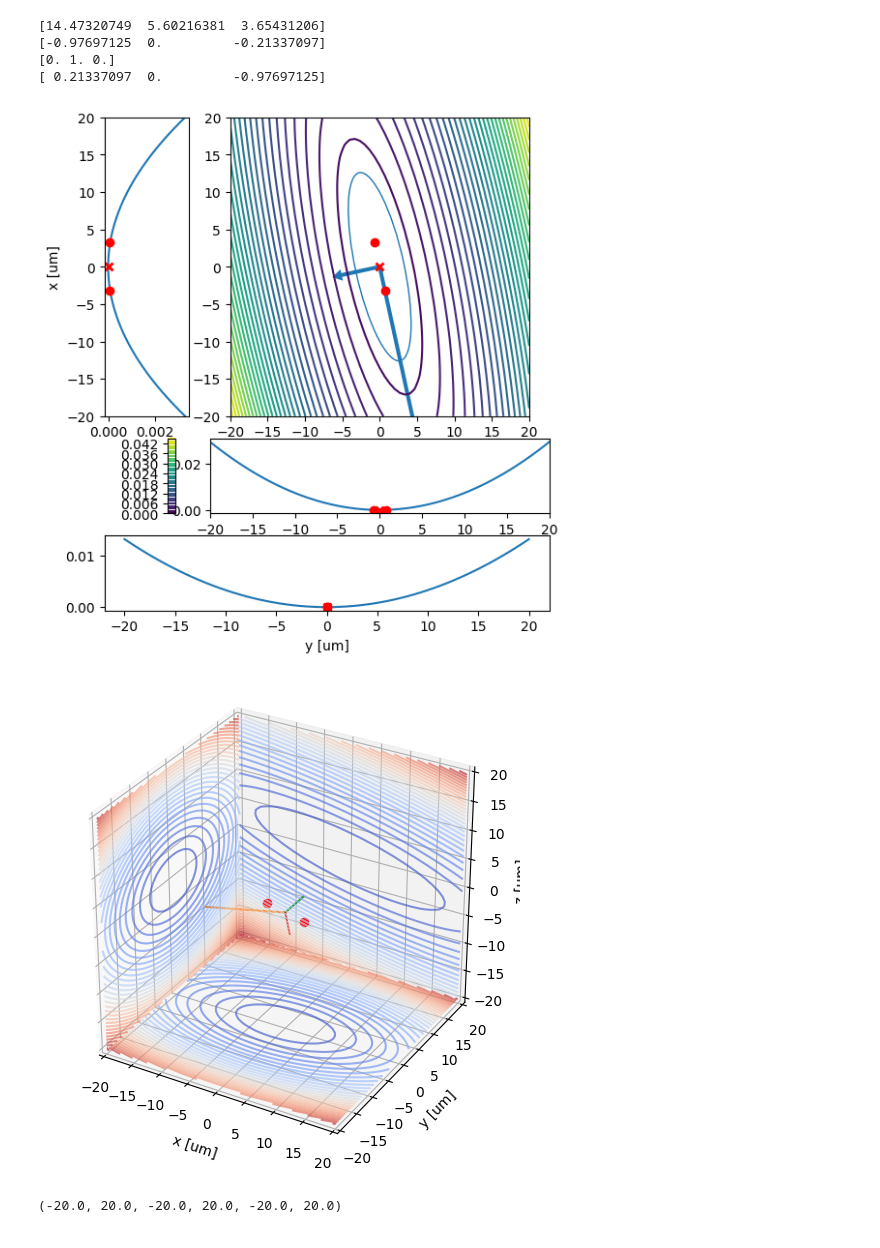
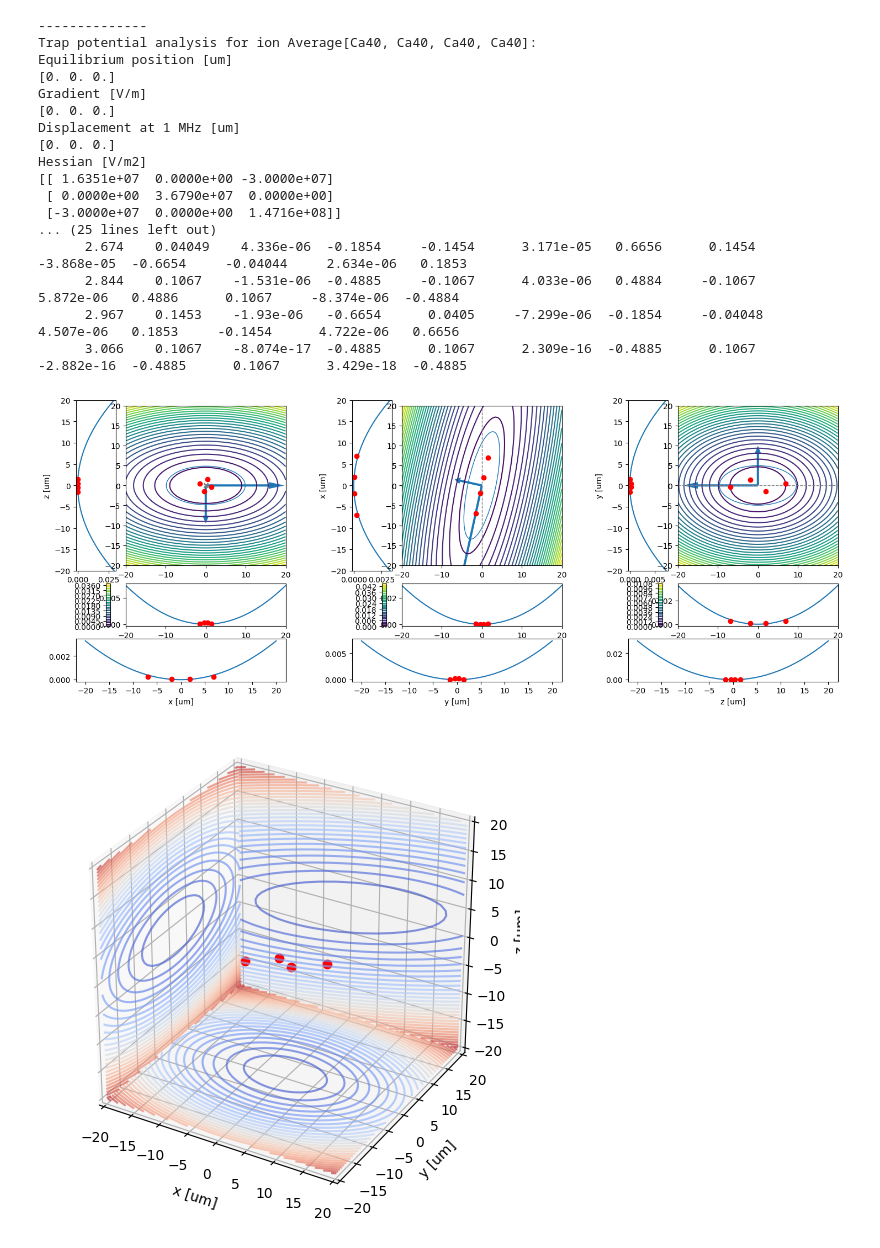
Before and after one commit to tiqi-group/pytrans-examples, a Jupyter notebook: examples/plotting3d.ipynb, the cells around one changed output. Saved outputs shown, nothing was run; the diff lists cells and outputs as text; code cells hidden in the pictures.

Commit message:
Up plotting
Former-commit-id: 0becfa264c239460cc27672cd109af7a8428b4b9

```diff
--- a/examples/plotting3d.ipynb
+++ b/examples/plotting3d.ipynb
@@ -17,0 +20,16 @@ from models.surface_trap import SurfaceTrap
+# %%
+trap = SurfaceTrap()
+voltages = np.load('transport\waveform.npy')[0]
+
+r0 = [trap.x_ele(2), 0, trap.z0]
+roi = (60e-6, 30e-6, 40e-6)
+res = analyse_potential(trap, voltages, ions=[Ca40] * 2, r0=r0, verbose=False, roi=roi, plot=False)
+# res
+_plot_kw = dict(voltages=voltages, ion=Ca40, r0=r0, roi=roi, pseudo=True, analyse_results=res)
+
+fig, axes = pp.plot_potential_make_layout(n=3)
+for j, x in enumerate('xyz'):
+    pp.plot_potential(trap, trap_axis=x, axes=axes[j], **_plot_kw)
+
+fig, ax = pp.plot3d_potential(trap, **_plot_kw)
+res
@@ -18,24 +58,35 @@ from models.surface_trap import SurfaceTrap
 # %%
-htrap = HarmonicTrap(fx=1e6, fy=2e6, fz=3e6, ion=Ca40, stray_field=[0, 0, 0])
-# htrap._H_dc[1, 2] = htrap._H_dc[2, 1] = -3e7
-htrap._H_dc[0, 2] = htrap._H_dc[2, 0] = 3e7
+htrap = HarmonicTrap(fx=1e6, fy=1.5e6, fz=3e6, ion=Ca40, stray_field=[0, 0, 0], tilt_xz=-3e7)
 
 r0 = (0, 0, 0)
 roi = (20e-6, 20e-6, 20e-6)
-res = analyse_potential(htrap, None, ions=[Ca40]*2, r0=r0, verbose=False, roi=roi, trap_axis='y')
+res = analyse_potential(htrap, None, ions=[Ca40] * 4, r0=r0, verbose=False, roi=roi, plot=False)
 # res
+_plot_kw = dict(voltages=None, ion=Ca40, r0=r0, roi=roi, pseudo=True, analyse_results=res)
 
-fig, ax = pp.plot3d_contours(htrap, voltages=None, ion=Ca40, r0=r0, roi=roi, pseudo=True)
-pp.plot_ion_positions(ax, res)
-pp._plot3d_mode_vectors(ax, res)
+fig, axes = pp.plot_potential_make_layout(n=3)
+for j, x in enumerate('xyz'):
+    pp.plot_potential(htrap, trap_axis=x, axes=axes[j], **_plot_kw)
+
+fig, ax = pp.plot3d_potential(htrap, **_plot_kw)
+res
 # %% [output]
-[14.47320749  5.60216381  3.65431206]
-[-0.97697125  0.         -0.21337097]
-[0. 1. 0.]
-[ 0.21337097  0.         -0.97697125]
+--------------
+Trap potential analysis for ion Average[Ca40, Ca40, Ca40, Ca40]:
+Equilibrium position [um]
+[0. 0. 0.]
+Gradient [V/m]
+[0. 0. 0.]
+Displacement at 1 MHz [um]
+[0. 0. 0.]
+Hessian [V/m2]
+[[ 1.6351e+07  0.0000e+00 -3.0000e+07]
+ [ 0.0000e+00  3.6790e+07  0.0000e+00]
+ [-3.0000e+07  0.0000e+00  1.4716e+08]]
+... (25 lines left out)
+      2.674    0.04049    4.336e-06  -0.1854     -0.1454      3.171e-05   0.6656      0.1454     -3.868e-05  -0.6654     -0.04044     2.634e-06   0.1853
+      2.844    0.1067    -1.531e-06  -0.4885     -0.1067      4.033e-06   0.4884     -0.1067      5.872e-06   0.4886      0.1067     -8.374e-06  -0.4884
+      2.967    0.1453    -1.93e-06   -0.6654      0.0405     -7.299e-06  -0.1854     -0.04048     4.507e-06   0.1853     -0.1454      4.722e-06   0.6656
+      3.066    0.1067    -8.074e-17  -0.4885      0.1067      2.309e-16  -0.4885      0.1067     -2.882e-16  -0.4885      0.1067      3.429e-18  -0.4885
-[figure, old version]
+[figure, new version]
-[figure, old version]
+[figure, new version]
-# %%
-ax.get_w_lims()
-# %% [output]
-(-20.0, 20.0, -20.0, 20.0, -20.0, 20.0)
```
Also changed, not shown: parts of 8 cells of this notebook, 1 other file.
